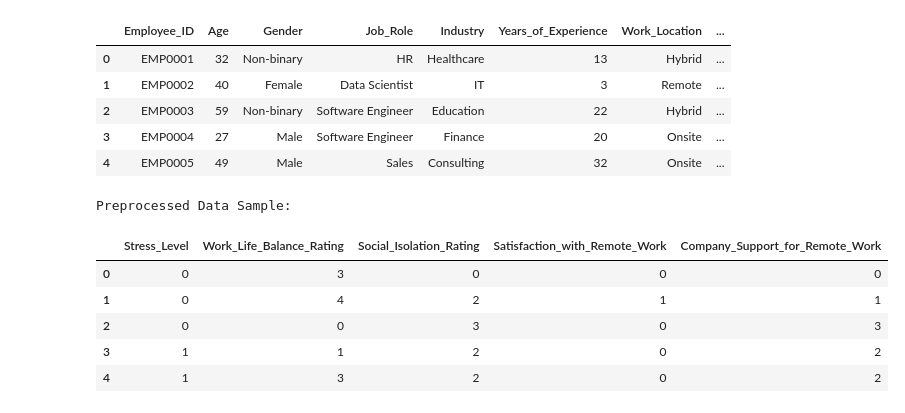
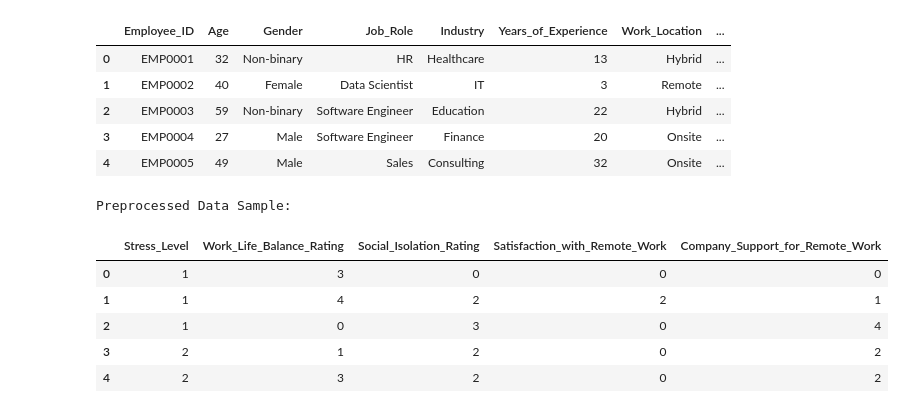
Before and after one commit to daria-sav/DS-RemoteWork-Wellbeing, a Jupyter notebook: notebooks/KMeans_Clustering_Analysis.ipynb, the cells around one changed output. Drawn from its saved outputs; the diff is of its cells as text; code cells hidden in the pictures.

```diff
--- a/notebooks/KMeans_Clustering_Analysis.ipynb
+++ b/notebooks/KMeans_Clustering_Analysis.ipynb
@@ -61,48 +61,48 @@ def work_life_balance_to_numeric(work_life_balance):
     return mapping.get(work_life_balance, None)
 
 def stress_level_to_numeric(stress_level):
-    mapping = {"Medium": 0, "High": 1, "Low": 2}
+    mapping = {"Medium": 1, "High": 2, "Low": 0}
     return mapping.get(stress_level, None)
 
 def social_isolation_to_numeric(social_isolation):
     return social_isolation - 1
 
 def satisfaction_with_remote_work_to_numeric(satisfaction):
-    mapping = {"Unsatisfied": 0, "Satisfied": 1, "Neutral": 2}
+    mapping = {"Unsatisfied": 0, "Satisfied": 2, "Neutral": 1}
     return mapping.get(satisfaction, None)
 
 def remote_work_support_to_numeric(support):
-    mapping = {1: 0, 2: 1, 3: 2, 5: 3, 4: 4}
+    mapping = {1: 0, 2: 1, 3: 2, 4: 3, 5: 4}
     return mapping.get(support, None)
 
 # Drop unnecessary columns
 if "Employee_ID" in df.columns:
     df = df.drop(columns=["Employee_ID"])
 
 # Apply encoding to relevant columns
 df["Work_Life_Balance_Rating"] = df["Work_Life_Balance_Rating"].apply(work_life_balance_to_numeric)
 df["Stress_Level"] = df["Stress_Level"].apply(stress_level_to_numeric)
 df["Social_Isolation_Rating"] = df["Social_Isolation_Rating"].apply(social_isolation_to_numeric)
 df["Satisfaction_with_Remote_Work"] = df["Satisfaction_with_Remote_Work"].apply(satisfaction_with_remote_work_to_numeric)
 df["Company_Support_for_Remote_Work"] = df["Company_Support_for_Remote_Work"].apply(remote_work_support_to_numeric)
 
 # Drop rows with missing values in the selected columns
 selected_columns = [
     'Stress_Level', 'Work_Life_Balance_Rating', 'Social_Isolation_Rating',
     'Satisfaction_with_Remote_Work', 'Company_Support_for_Remote_Work'
 ]
 data_for_clustering = df[selected_columns].dropna()
 
 print("Preprocessed Data Sample:")
 data_for_clustering.head()
 # %% [output]
 Preprocessed Data Sample:
 |  | Stress_Level | Work_Life_Balance_Rating | Social_Isolation_Rating | Satisfaction_with_Remote_Work | Company_Support_for_Remote_Work |
-| 0 | 0 | 3 | 0 | 0 | 0 |
-| 1 | 0 | 4 | 2 | 1 | 1 |
-| 2 | 0 | 0 | 3 | 0 | 3 |
-| 3 | 1 | 1 | 2 | 0 | 2 |
-| 4 | 1 | 3 | 2 | 0 | 2 |
+| 0 | 1 | 3 | 0 | 0 | 0 |
+| 1 | 1 | 4 | 2 | 2 | 1 |
+| 2 | 1 | 0 | 3 | 0 | 4 |
+| 3 | 2 | 1 | 2 | 0 | 2 |
+| 4 | 2 | 3 | 2 | 0 | 2 |
 # %%
 # **Step 3: Determine Optimal Number of Clusters**
 
```
Also changed, not shown: parts of 4 cells of this notebook.
